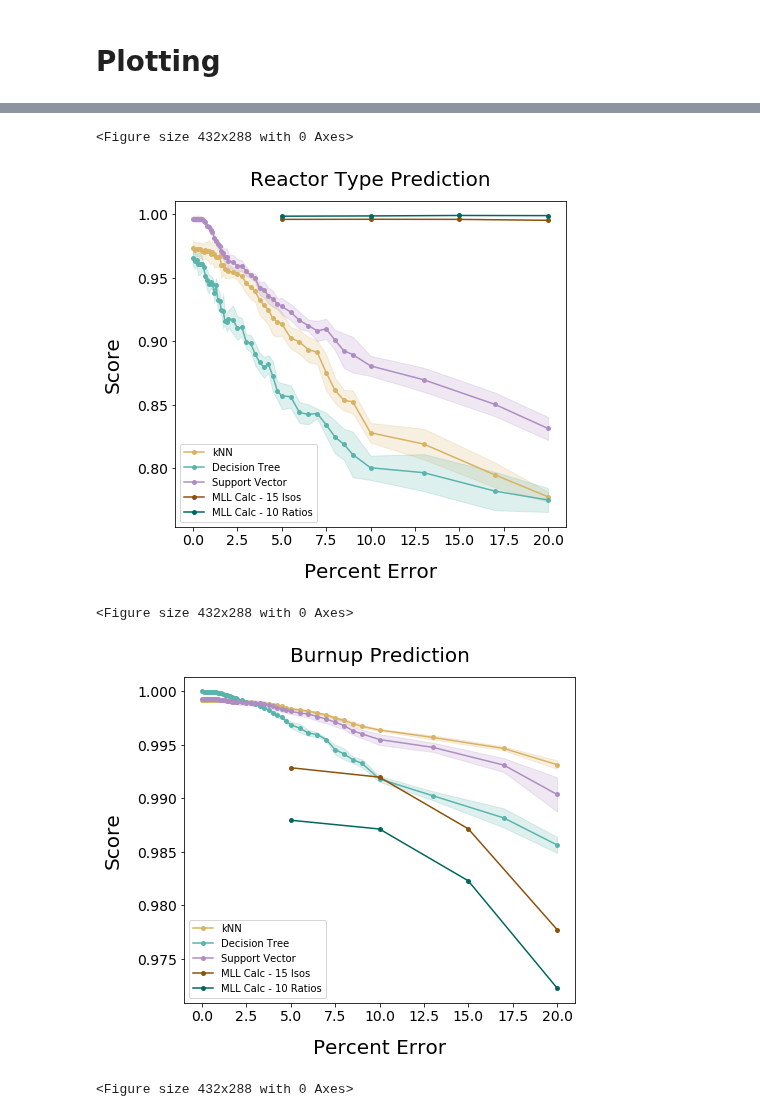
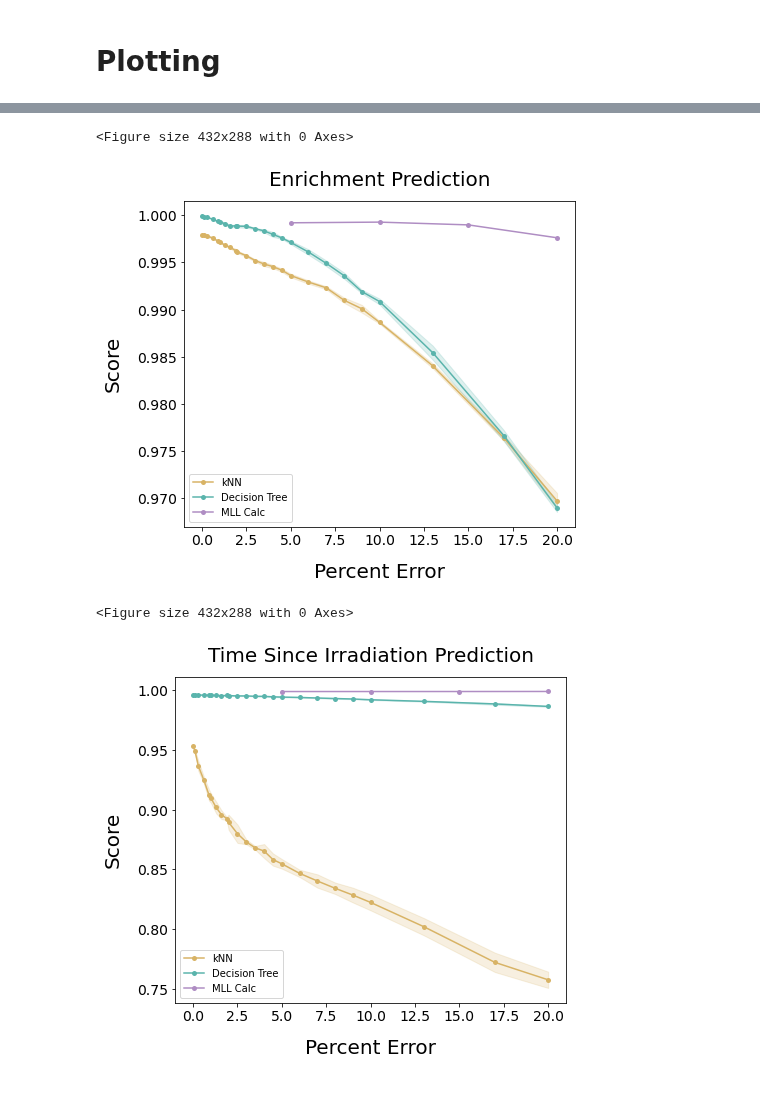
Before and after one commit to opotowsky/like-me-fuel, a Jupyter notebook: jupyter_notebooks/mll_scikit_randomerror_compare.ipynb, the cells around one changed output, grey strips where cells are left out. Saved outputs shown, nothing was run; the diff lists cells and outputs as text; code cells hidden in the pictures.

```diff
--- a/jupyter_notebooks/mll_scikit_randomerror_compare.ipynb
+++ b/jupyter_notebooks/mll_scikit_randomerror_compare.ipynb
@@ -28,15 +33,8 @@ rxtr.head()
 # %%
-results_path = '~/sims_n_results/nucmoles_opusupdate_aug2019/'
-tamuNoRatio_path = results_path + 'tamuNoRatio/'
-tamuRatio_path = results_path + 'tamuRatio/'
-sfco_path = results_path + 'sfco/'
-# Copied from scripts
 uncs = [0.05, 0.1, 0.15, 0.2]
 job_dirs = ['Job' + str(i) + '_unc' + str(unc) for i, unc in enumerate(uncs)]
-dfs = {}
+mll = {}
 for i, unc_job in enumerate(job_dirs):
-    dfs['dfTamu' + str(i)] = pd.read_csv(tamuNoRatio_path + unc_job + '/' + unc_job + '.csv')
-    dfs['dfTamuRatio' + str(i)] = pd.read_csv(tamuRatio_path + unc_job + '/' + unc_job + '.csv')
-    dfs['dfSfco' + str(i)] = pd.read_csv(sfco_path + unc_job + '/' + unc_job + '.csv')
-dfs.keys()
+    mll['unc' + str(i)] = pd.read_csv(path + 'train29/' + unc_job + '/' + unc_job + '.csv').drop(columns=['Unnamed: 0', 'Unnamed: 0.1'])
+mll.keys()
 # %% [output]
@@ -73,19 +70,3 @@ def score(error, y_true):
         error = np.array(error)
         y_true = np.array(y_true)
     return 1 - np.mean(error / y_true)
-# %%
-tamu_rxtr = []
-ratio_rxtr = []
-tamu_burn = []
-ratio_burn = []
-tamu_cool = []
-ratio_cool = []
-for i, unc_job in enumerate(job_dirs):
-    tamu = dfs['dfTamu' + str(i)][['ReactorType_Score', 'Burnup', 'Burnup_Error', 'CoolingTime', 'CoolingTime_Error']]
-    ratio = dfs['dfTamuRatio' + str(i)][['ReactorType_Score', 'Burnup', 'Burnup_Error', 'CoolingTime', 'CoolingTime_Error']]
-    tamu_rxtr.append(tamu['ReactorType_Score'].sum() / len(tamu['ReactorType_Score']))
-    ratio_rxtr.append(ratio['ReactorType_Score'].sum() / len(ratio['ReactorType_Score']))
-    tamu_burn.append(score(tamu['Burnup_Error'], tamu['Burnup']))
-    ratio_burn.append(score(ratio['Burnup_Error'], ratio['Burnup']))
-    tamu_cool.append(score(tamu['CoolingTime_Error'], tamu['CoolingTime']))
-    ratio_cool.append(score(ratio['CoolingTime_Error'], ratio['CoolingTime']))
@@ -98,0 +73,10 @@ tamu_cool
+# %%
+rxtr_mll = []
+burn_mll = []
+enri_mll = []
+cool_mll = []
+for i, unc_job in enumerate(uncs):
+    rxtr_mll.append(accuracy_score(mll['unc'+str(i)]['ReactorType'], mll['unc'+str(i)]['pred_ReactorType']))
+    burn_mll.append(explained_variance_score(mll['unc'+str(i)]['Burnup'], mll['unc'+str(i)]['pred_Burnup']))
+    enri_mll.append(explained_variance_score(mll['unc'+str(i)]['Enrichment'], mll['unc'+str(i)]['pred_Enrichment']))
+    cool_mll.append(explained_variance_score(mll['unc'+str(i)]['CoolingTime'], mll['unc'+str(i)]['pred_CoolingTime']))
@@ -154,10 +154,10 @@ def plot_errorcurves(df, title):
+# %%
+plot_errorcurves('Enrichment Prediction')
+# %% [output]
+<Figure size 432x288 with 0 Axes>
+[figure, added]
 # %%
-plot_errorcurves(rxtr, 'Reactor Type Prediction')
-plot_errorcurves(burn, 'Burnup Prediction')
-plot_errorcurves(cool, 'Time Since Irradiation Prediction')
+plot_errorcurves('Time Since Irradiation Prediction')
 # %% [output]
 <Figure size 432x288 with 0 Axes>
-[figure, old version]
+[figure, new version]
-<Figure size 432x288 with 0 Axes>
-[figure, removed]
-<Figure size 432x288 with 0 Axes>
```
Also changed, not shown: parts of 16 cells of this notebook.
